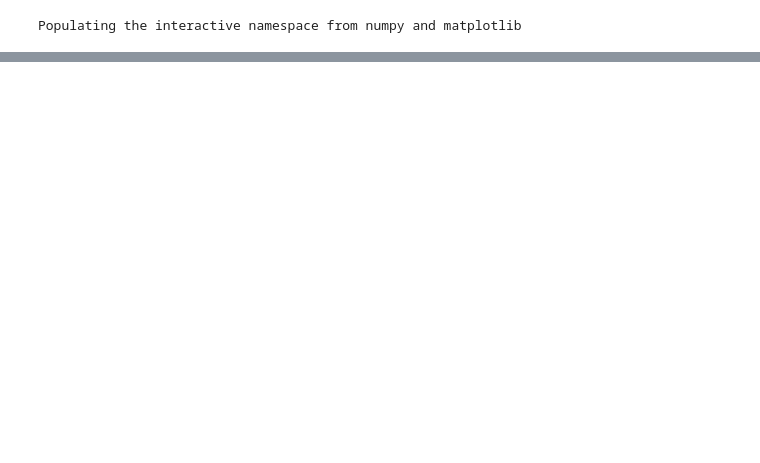
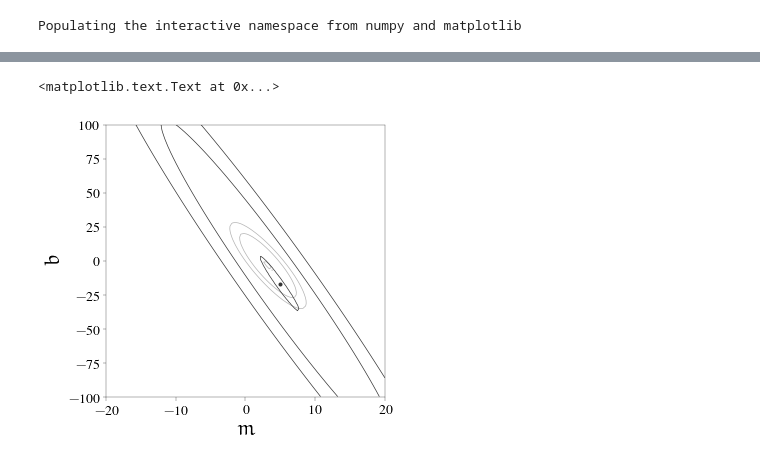
Before and after one commit to ajmejia/1st-phd-seminar, a Jupyter notebook: examples.ipynb, the cells around one changed output, grey strips where cells are left out. Saved outputs shown, nothing was run; the diff lists cells and outputs as text; code cells hidden in the pictures; blank space fills up the shorter version.

```diff
--- a/examples.ipynb
+++ b/examples.ipynb
@@ -50,0 +125,27 @@ data = real_model(x, real_params) + array([skewnorm.rvs(sk,mu,sigma) for i in xr
+# %%
+# definir percentiles de interés
+percentiles = [0.95,0.68,0.025]
+# definir forma del espacio [x,m,b]
+shape = N_uni, N_uni, N_uni
+# simular universo de observaciones sin ruido
+XX_uni, MM_uni, BB_uni = meshgrid(linspace(X[0],X[-1],shape[0]), linspace(range_m[0],range_m[-1],shape[1]), linspace(range_b[0],range_b[-1],shape[2]), indexing="ij")
+YY_uni = real_model(XX_uni, real_params)
+# calcular la verosimilitud del modelo a la luz del universo de observaciones
+uni_lik = masked_log(lik_i(XX_uni, YY_uni, sigma, [MM_uni,BB_uni]).prod(axis=0))
+# calcular la verosimilitud del modelo a la luz de observaciones limitadas
+XX_obs, MM_obs, BB_obs = meshgrid(x[mask_linear], linspace(range_m[0],range_m[-1],shape[1]), linspace(range_b[0],range_b[-1],shape[2]), indexing="ij")
+YY_obs, MM_obs, BB_obs = meshgrid(obs[mask_linear], linspace(range_m[0],range_m[-1],shape[1]), linspace(range_b[0],range_b[-1],shape[2]), indexing="ij")
+obs_lik = masked_log(lik_i(XX_obs, YY_obs, sigma, [MM_obs,BB_obs]).prod(axis=0))
+# %%
+# graficar solución MLE
+figure()
+contour(MM_uni[0], BB_uni[0], uni_lik, [percentile_to_level(MM_uni[0],BB_uni[0],uni_lik,per) for per in percentiles], linewidths=0.7, colors="0.7", linestyles="-")
+contour(MM_obs[0], BB_obs[0], obs_lik, [percentile_to_level(MM_obs[0],BB_obs[0],obs_lik,per) for per in percentiles], linewidths=0.7, colors="0.2", linestyles="-")
+plot(lin_params[0], lin_params[1], ".", color="0.2")
+xlim(*range_m)
+ylim(*range_b)
+xlabel(r"$m$")
+ylabel(r"$b$")
+# %% [output]
+<matplotlib.text.Text at 0x...>
+[figure, added]
```
Also changed, not shown: parts of 9 cells of this notebook.
